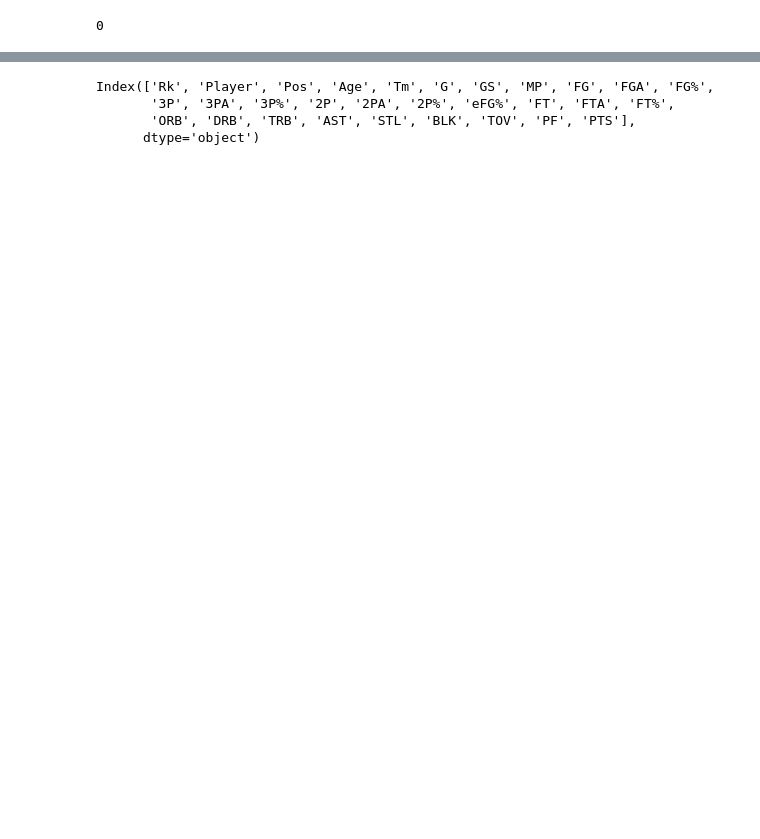
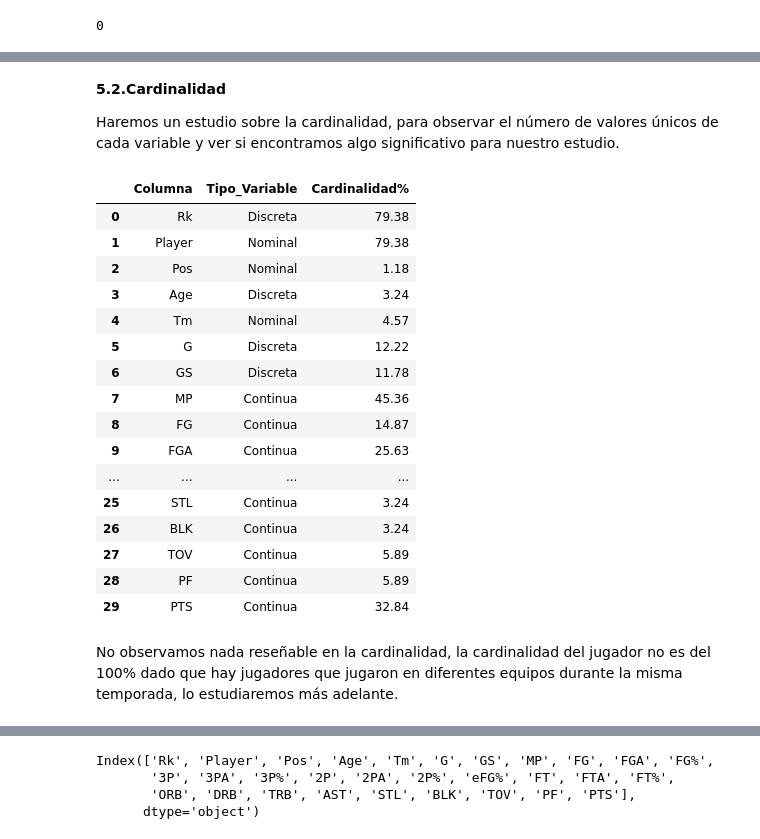
Before and after one commit to ItziCG/EDA_NBA, a Jupyter notebook: src/utils/NBA_EDA_definitivo.ipynb, the cells around one changed output, grey strips where cells are left out. Cells and saved outputs as stored; diff of their text form; code cells hidden in the pictures; blank space fills up the shorter version.

```diff
--- a/src/utils/NBA_EDA_definitivo.ipynb
+++ b/src/utils/NBA_EDA_definitivo.ipynb
@@ -156,0 +189,32 @@ summary_statistics
+# %% [markdown]
+**5.2.Cardinalidad**
+
+Haremos un estudio sobre la cardinalidad, para observar el número de valores únicos de cada variable
+y ver si encontramos algo significativo para nuestro estudio.
+# %%
+cardinalidad = pd.DataFrame({
+    'Columna': df.columns,
+    'Tipo_Variable':['Discreta' if x == 'int64' else 'Continua' if x=='float64' else 'Nominal' for x in df.dtypes],
+    'Cardinalidad%':[round((df[col].nunique())/len(df)*100,2) for col in df.columns]})
+
+cardinalidad
+# %% [output]
+|  | Columna | Tipo_Variable | Cardinalidad% |
+| 0 | Rk | Discreta | 79.38 |
+| 1 | Player | Nominal | 79.38 |
+| 2 | Pos | Nominal | 1.18 |
+| 3 | Age | Discreta | 3.24 |
+| 4 | Tm | Nominal | 4.57 |
+| 5 | G | Discreta | 12.22 |
+| 6 | GS | Discreta | 11.78 |
+| 7 | MP | Continua | 45.36 |
+| 8 | FG | Continua | 14.87 |
+| 9 | FGA | Continua | 25.63 |
+| ... | ... | ... | ... |
+| 25 | STL | Continua | 3.24 |
+| 26 | BLK | Continua | 3.24 |
+| 27 | TOV | Continua | 5.89 |
+| 28 | PF | Continua | 5.89 |
+| 29 | PTS | Continua | 32.84 |
+# %% [markdown]
+No observamos nada reseñable en la cardinalidad, la cardinalidad del jugador no es del 100% dado que hay jugadores que jugaron en diferentes equipos durante la misma temporada, lo estudiaremos más adelante.
```
Also changed, not shown: parts of 97 cells of this notebook, 4 other files.
